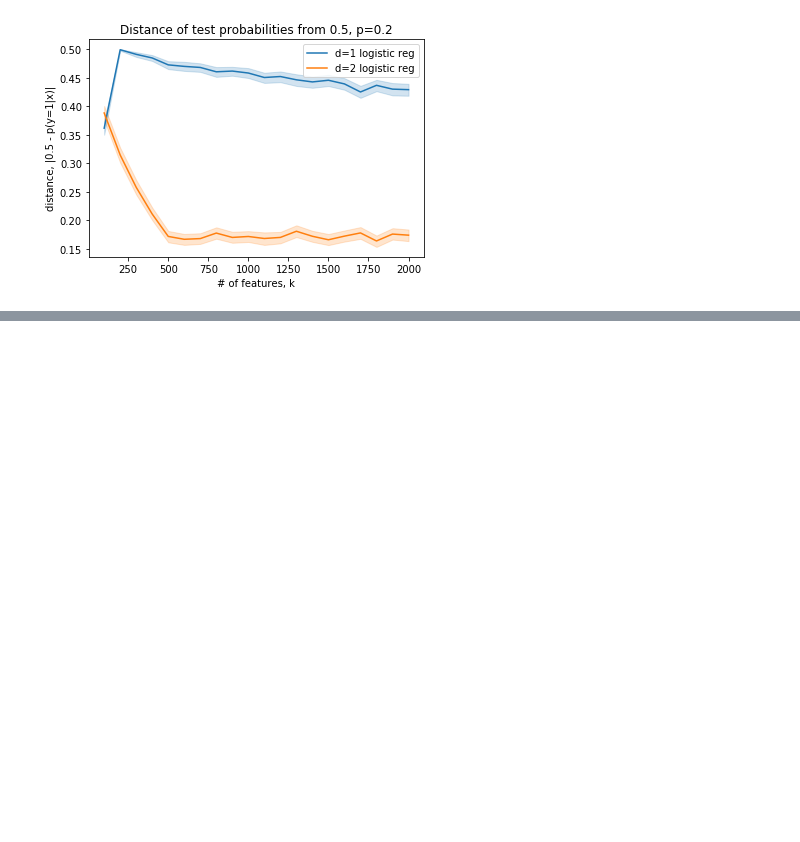
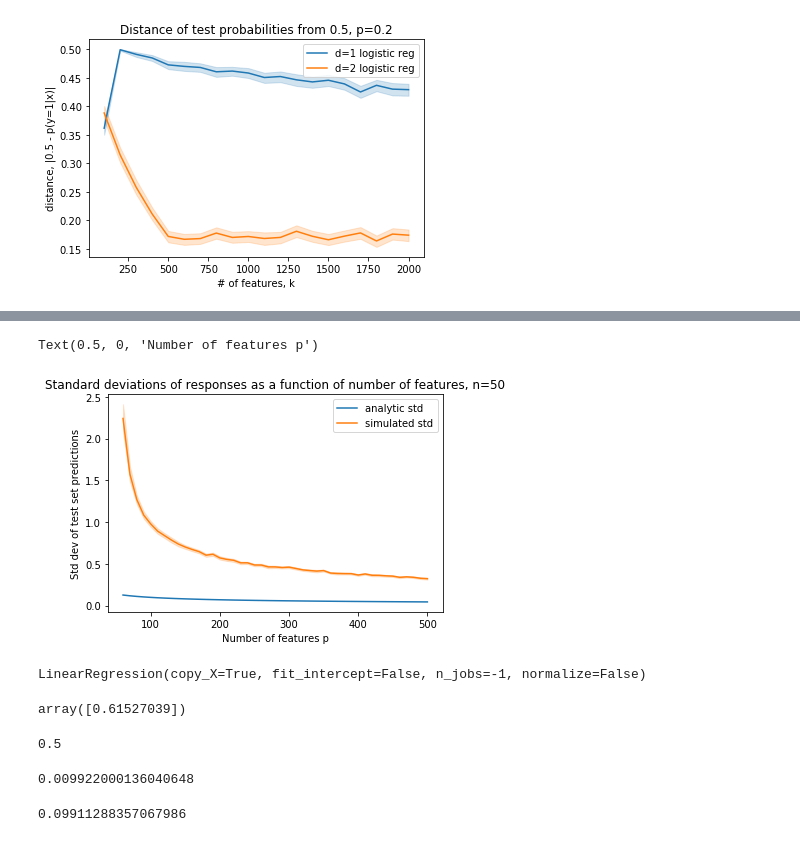
Before and after one commit to tliu526/overfitting, a Jupyter notebook: notebooks/noise_notebook.ipynb, the cells around one changed output, grey strips where cells are left out. Drawn from its saved outputs; the diff is of its cells as text; code cells hidden in the pictures; blank space fills up the shorter version.

```diff
--- a/notebooks/noise_notebook.ipynb
+++ b/notebooks/noise_notebook.ipynb
@@ -218,0 +418,3 @@ plt.show()
+# %%
+def var_reg(p):
+    return float(p) / ((p+1)**2)
@@ -218,0 +479,50 @@ plt.show()
+# %%
+df = pd.DataFrame()
+x = []
+for p in n_features:
+    x.extend([p] * n_trials)
+df['x'] = x
+df['predicts'] = np.std(predicts, axis=2).flatten()
+true_std = [np.sqrt(var_reg(p)) for p in n_features]
+sns.lineplot(n_features, true_std, label='analytic std')
+#sns.lineplot(n_features, np.mean(np.std(predicts, axis=2), axis=1))
+sns.lineplot(x='x', y='predicts', data=df, label='simulated std')
+plt.title("Standard deviations of responses as a function of number of features, n=50")
+plt.ylabel("Std dev of test set predictions")
+plt.xlabel("Number of features p")
+#plt.savefig("reg_std.png", dpi=300)
+# %% [output]
+Text(0.5, 0, 'Number of features p')
+[figure, added]
+# %%
+n_feat=1
+random_state = 5
+for i in n_trials
+train_X, train_y, \
+test_X, test_y = generate_noise_reg_data(n_train,
+                                         n_test,
+                                         n_feat,
+                                         mu = 1,
+                                         random_state=random_state)
+#train_X = np.ones((n_train, n_feat))
+#reg_model = Ridge(alpha=n_train, fit_intercept=False)
+reg_model = LinearRegression(n_jobs=-1,fit_intercept=False)
+reg_model.fit(train_X, train_y)
+# %% [output]
+LinearRegression(copy_X=True, fit_intercept=False, n_jobs=-1, normalize=False)
+# %%
+reg_model.coef_
+# %% [output]
+array([0.61527039])
+# %%
+1/(n_feat+1)
+# %% [output]
+0.5
+# %%
+np.mean(np.mean(coeffs, axis=0))
+# %% [output]
+0.009922000136040648
+# %%
+np.mean(np.std(predicts, axis=1))
+# %% [output]
+0.09911288357067986
```
Also changed, not shown: parts of 20 cells of this notebook, 4 other files.
